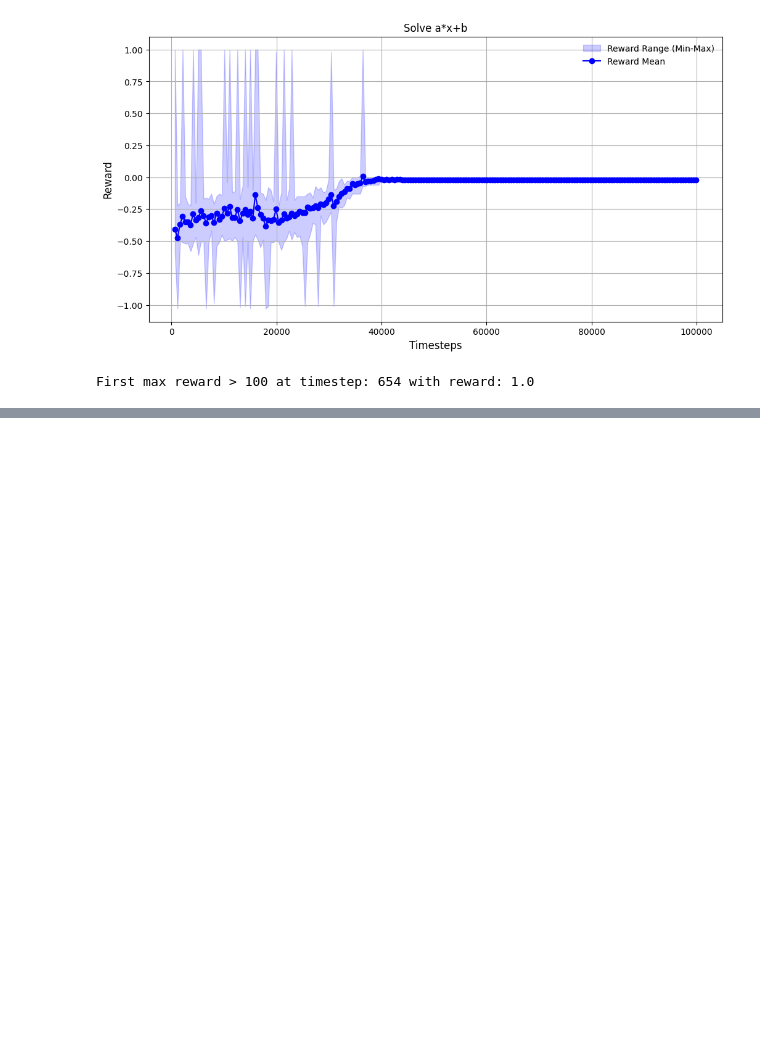
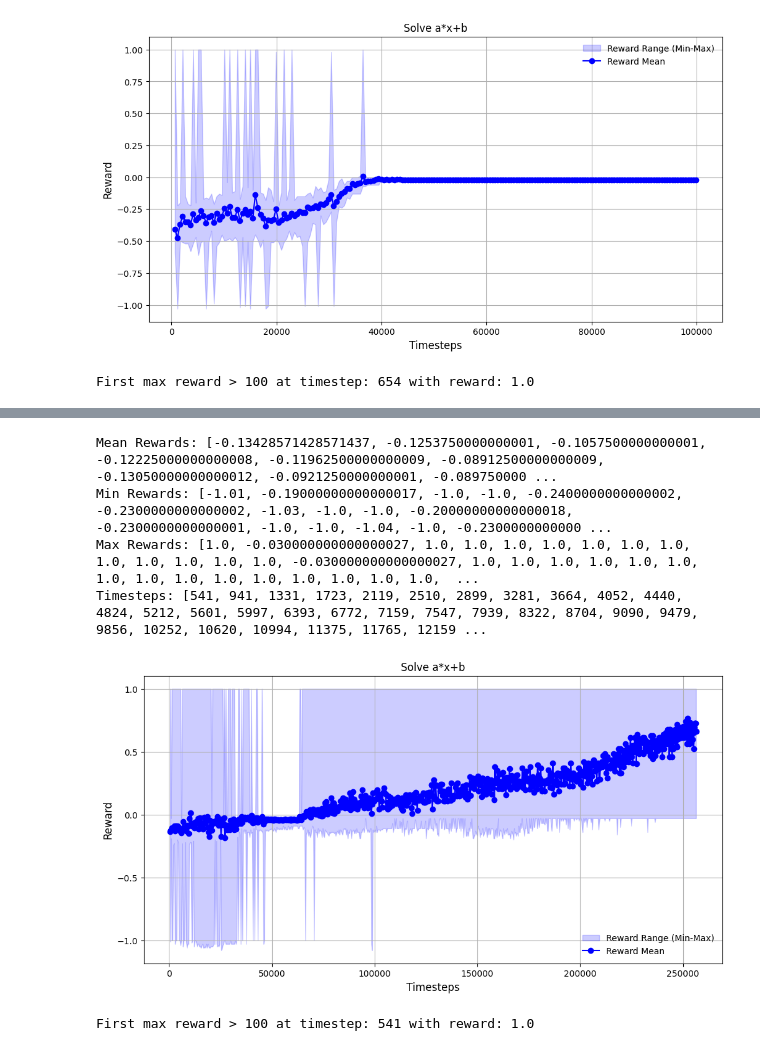
Before and after one commit to Khev/LightZero, a Jupyter notebook: zoo/custom_envs/equation_solver/read_lc_muzero_easy.ipynb, the cells around one changed output, grey strips where cells are left out. Drawn from its saved outputs; the diff is of its cells as text; code cells hidden in the pictures; blank space fills up the shorter version.

```diff
--- a/zoo/custom_envs/equation_solver/read_lc_muzero_easy.ipynb
+++ b/zoo/custom_envs/equation_solver/read_lc_muzero_easy.ipynb
@@ -456,0 +531,74 @@ First max reward > 100 at timestep: 654 with reward: 1.0
+# %%
+import os
+import matplotlib.pyplot as plt
+
+# Path to the experiment logs
+data_dir = "/Users/Kev/Documents/research/LightZero/data_muzero/multieqn/easy"
+collector_log_dir = os.path.join(data_dir, "log", "collector")
+
+# Initialize storage for reward statistics and episode counts
+mean_rewards = []
+min_rewards = []
+max_rewards = []
+timesteps = []  # Will store the total_envstep_count
+
+# Read the `collector_logger.txt` file
+collector_log_file = os.path.join(collector_log_dir, "collector_logger.txt")
+if os.path.isfile(collector_log_file):
+    with open(collector_log_file, "r") as f:
+        for line in f:
+            if "reward_mean" in line:
+                mean_rewards.append(float(line.split(":")[-1].strip()))
+            elif "reward_min" in line:
+                min_rewards.append(float(line.split(":")[-1].strip()))
+            elif "reward_max" in line:
+                max_rewards.append(float(line.split(":")[-1].strip()))
+            elif "total_envstep_count" in line:  # Extract total_envstep_count
+                timesteps.append(int(line.split(":")[-1].strip()))
+else:
+    print(f"No collector log file found at {collector_log_file}")
+    exit()
+
+# Debug the parsed data
+print("Mean Rewards:", mean_rewards)
+print("Min Rewards:", min_rewards)
+print("Max Rewards:", max_rewards)
+print("Timesteps:", timesteps)
+
+# Ensure reward_errors have non-negative values
+reward_errors = [
+    [max(0, mean - min_val) for mean, min_val in zip(mean_rewards, min_rewards)],  # Lower error
+    [max(0, max_val - mean) for max_val, mean in zip(max_rewards, mean_rewards)]   # Upper error
+]
+
+# Plot the learning curve with error bars
+plt.figure(figsize=(12, 6))
+plt.errorbar(
+    timesteps, mean_rewards,  fmt="-o", capsize=5, label="Reward Mean", color="blue"
+)
+plt.fill_between(
+    timesteps, min_rewards, max_rewards, color="blue", alpha=0.2, label="Reward Range (Min-Max)"
+)
+plt.xlabel("Timesteps")  # Change from Episodes to Timesteps
+plt.ylabel("Reward")
+plt.title("Solve a*x+b")
+plt.legend()
+plt.grid(True)
+plt.show()
+
+
+# Ensure the lists are not empty
+if max_rewards and timesteps:
+    for i, reward in enumerate(max_rewards):
+        if reward >= 1:
+            print(f"First max reward > 100 at timestep: {timesteps[i]} with reward: {reward}")
+            break
+else:
+    print("The lists are empty. Please check your data.")
+# %% [output]
+Mean Rewards: [-0.13428571428571437, -0.1253750000000001, -0.1057500000000001, -0.12225000000000008, -0.11962500000000009, -0.08912500000000009, -0.13050000000000012, -0.0921250000000001, -0.089750000 ...
+Min Rewards: [-1.01, -0.19000000000000017, -1.0, -1.0, -0.2400000000000002, -0.2300000000000002, -1.03, -1.0, -1.0, -0.20000000000000018, -0.2300000000000001, -1.0, -1.0, -1.04, -1.0, -0.2300000000000 ...
+Max Rewards: [1.0, -0.030000000000000027, 1.0, 1.0, 1.0, 1.0, 1.0, 1.0, 1.0, 1.0, 1.0, 1.0, 1.0, 1.0, -0.030000000000000027, 1.0, 1.0, 1.0, 1.0, 1.0, 1.0, 1.0, 1.0, 1.0, 1.0, 1.0, 1.0, 1.0, 1.0, 1.0,  ...
+Timesteps: [541, 941, 1331, 1723, 2119, 2510, 2899, 3281, 3664, 4052, 4440, 4824, 5212, 5601, 5997, 6393, 6772, 7159, 7547, 7939, 8322, 8704, 9090, 9479, 9856, 10252, 10620, 10994, 11375, 11765, 12159 ...
+[figure, added]
+First max reward > 100 at timestep: 541 with reward: 1.0
```
Also changed, not shown: parts of 1 cell of this notebook, 3 other files.
